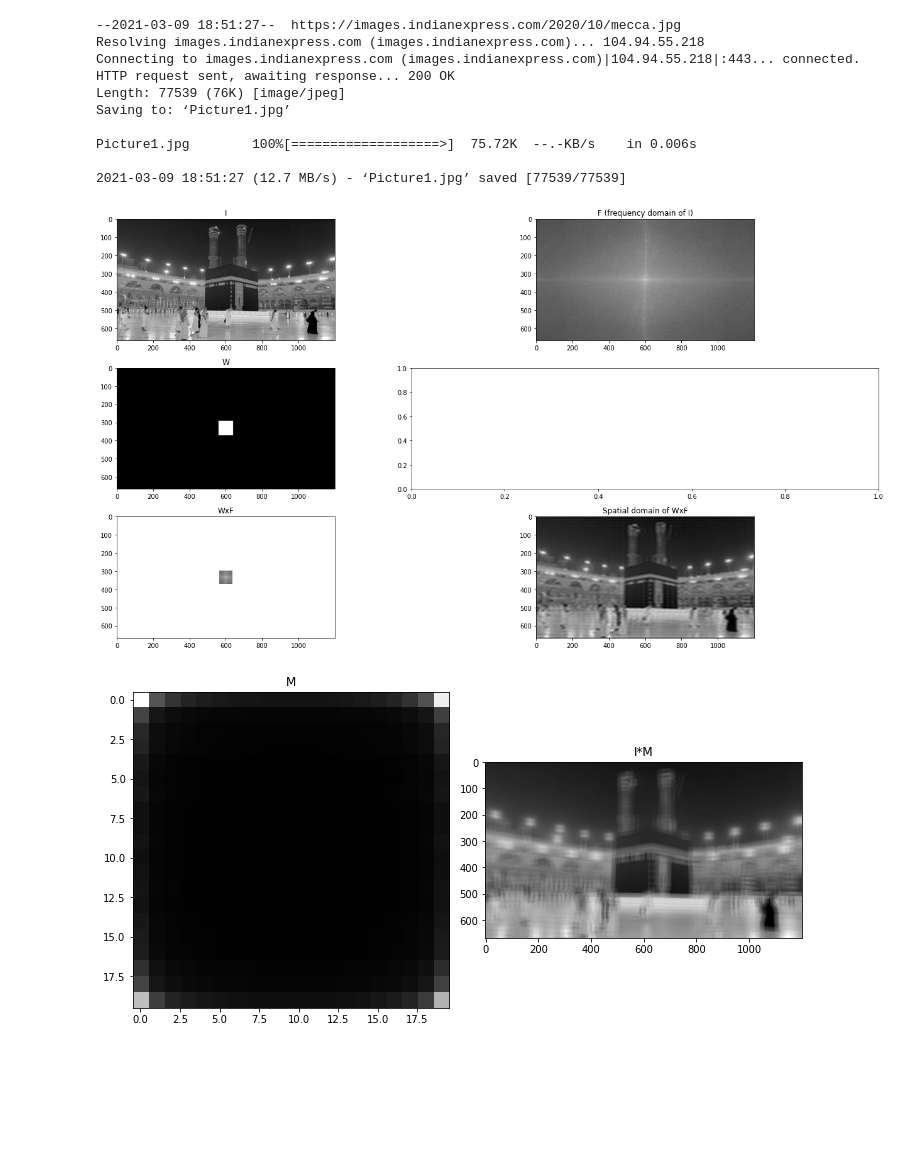
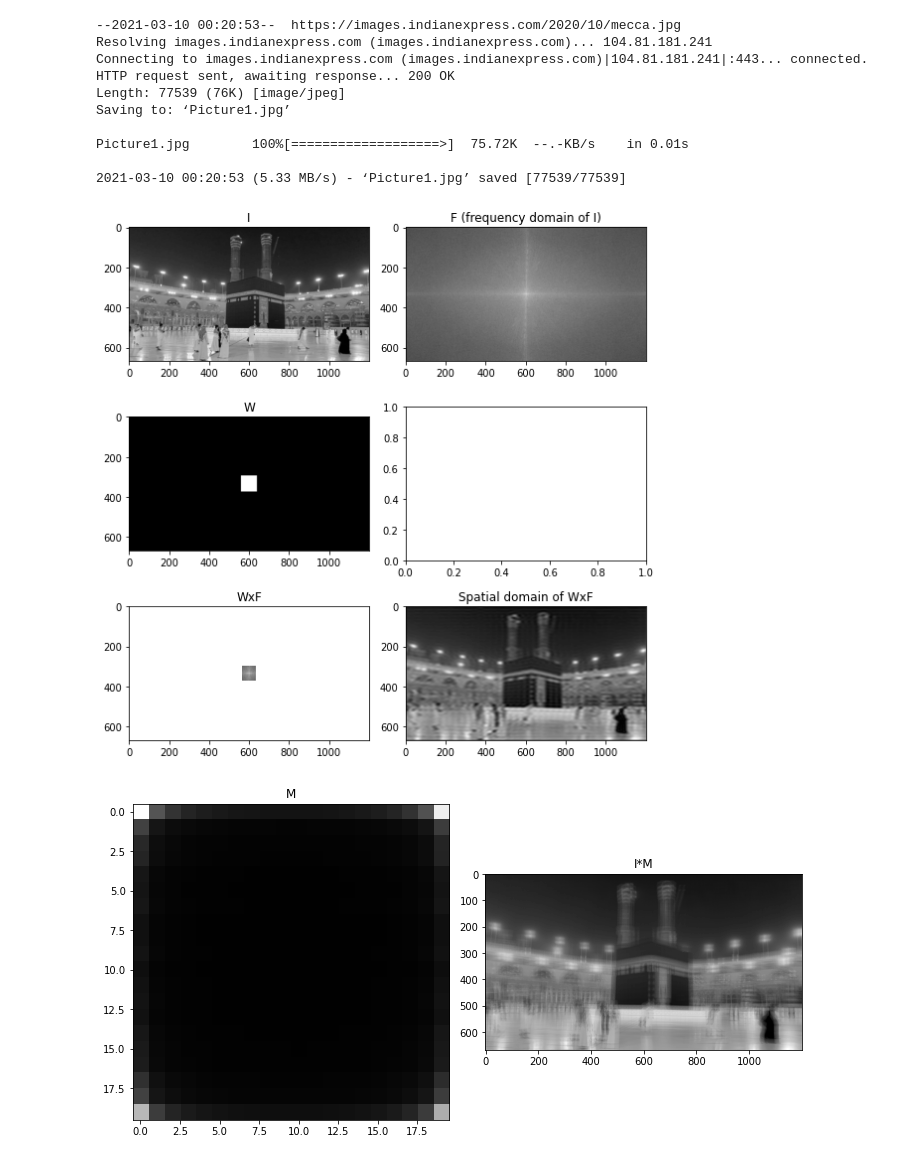
Before and after one commit to heshameraqi/Image_Processing_Computer_Vision_1, a Jupyter notebook: ConvTheory_Exercise.ipynb, the cells around one changed output. Saved outputs shown, nothing was run; the diff lists cells and outputs as text; code cells hidden in the pictures; blank space fills up the shorter version.

```diff
--- a/ConvTheory_Exercise.ipynb
+++ b/ConvTheory_Exercise.ipynb
@@ -38,40 +38,40 @@ cols_2 = int(I.shape[1]/2)
 F_W[ rows_2-size_w:rows_2+size_w , cols_2-size_w:cols_2+size_w ] = F[ rows_2-size_w:rows_2+size_w , cols_2-size_w:cols_2+size_w ]
 magnitude_F_W = np.log(np.abs(F_W))
 
 # Step 4
 R1 = np.fft.ifft2(F_W)
 magnitude_R1 = np.abs(R1)
 
 # Visualize
-fig, ax = plt.subplots(3,2, figsize=(20,8))
+fig, ax = plt.subplots(3,2, figsize=(8,8))
 
 ax[0,0].title.set_text('I')
 ax[0,0].imshow( I, cmap='gray' )
 
 ax[0,1].title.set_text('F (frequency domain of I)')
 ax[0,1].imshow( magnitude_F, cmap='gray' )
 
 ax[1,0].title.set_text('W')
 ax[1,0].imshow( W, cmap='gray' )
 
 ax[2,0].title.set_text('WxF')
 ax[2,0].imshow( magnitude_F_W, cmap='gray' )
 
 ax[2,1].title.set_text('Spatial domain of WxF')
 ax[2,1].imshow( magnitude_R1, cmap='gray' )
 plt.tight_layout()
 # %% [output]
---2021-03-09 18:51:27--  https://images.indianexpress.com/2020/10/mecca.jpg
-Resolving images.indianexpress.com (images.indianexpress.com)... 104.94.55.218
-Connecting to images.indianexpress.com (images.indianexpress.com)|104.94.55.218|:443... connected.
+--2021-03-10 00:20:53--  https://images.indianexpress.com/2020/10/mecca.jpg
+Resolving images.indianexpress.com (images.indianexpress.com)... 104.81.181.241
+Connecting to images.indianexpress.com (images.indianexpress.com)|104.81.181.241|:443... connected.
 HTTP request sent, awaiting response... 200 OK
 Length: 77539 (76K) [image/jpeg]
 Saving to: ‘Picture1.jpg’
 
-Picture1.jpg        100%[===================>]  75.72K  --.-KB/s    in 0.006s
+Picture1.jpg        100%[===================>]  75.72K  --.-KB/s    in 0.01s
 
-2021-03-09 18:51:27 (12.7 MB/s) - ‘Picture1.jpg’ saved [77539/77539]
+2021-03-10 00:20:53 (5.33 MB/s) - ‘Picture1.jpg’ saved [77539/77539]
-[figure, old version]
+[figure, new version]
 # %%
 # Step 5
 M = np.fft.ifft2(W)
```
Also changed, not shown: parts of 1 cell of this notebook.
